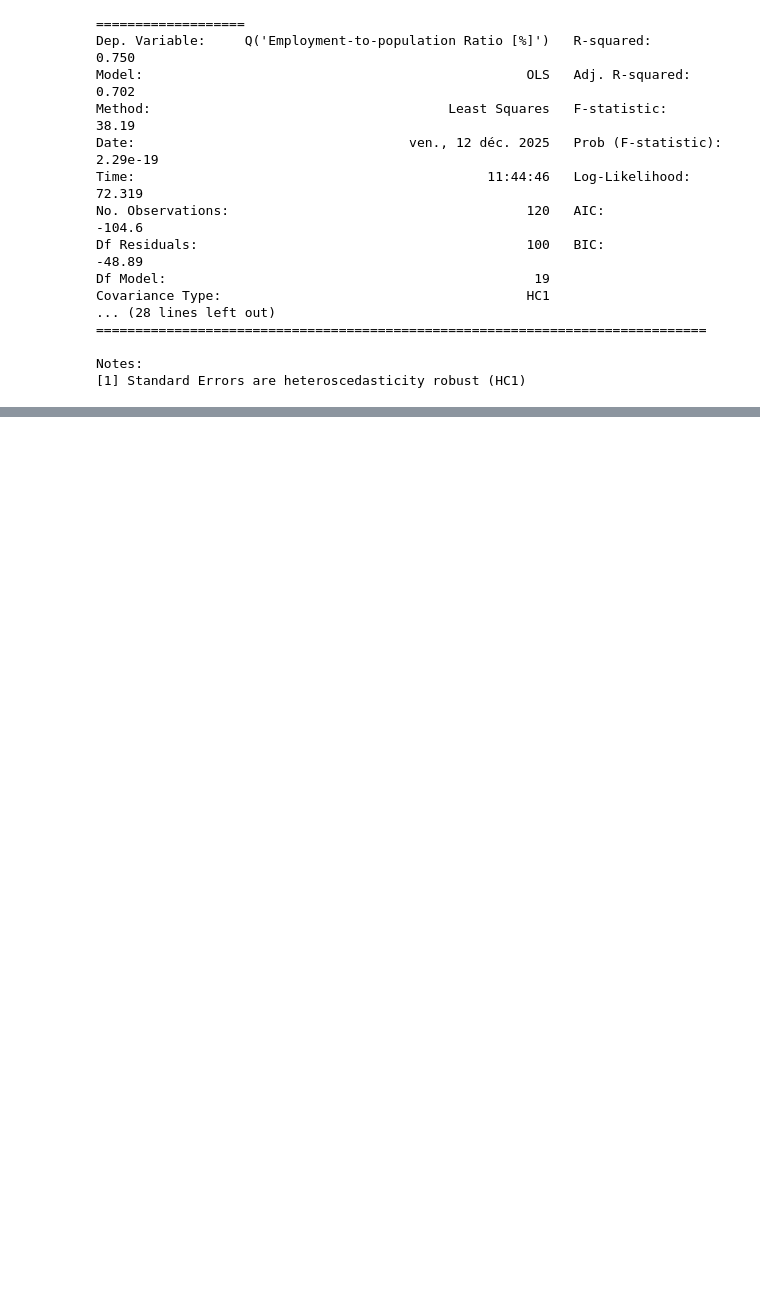
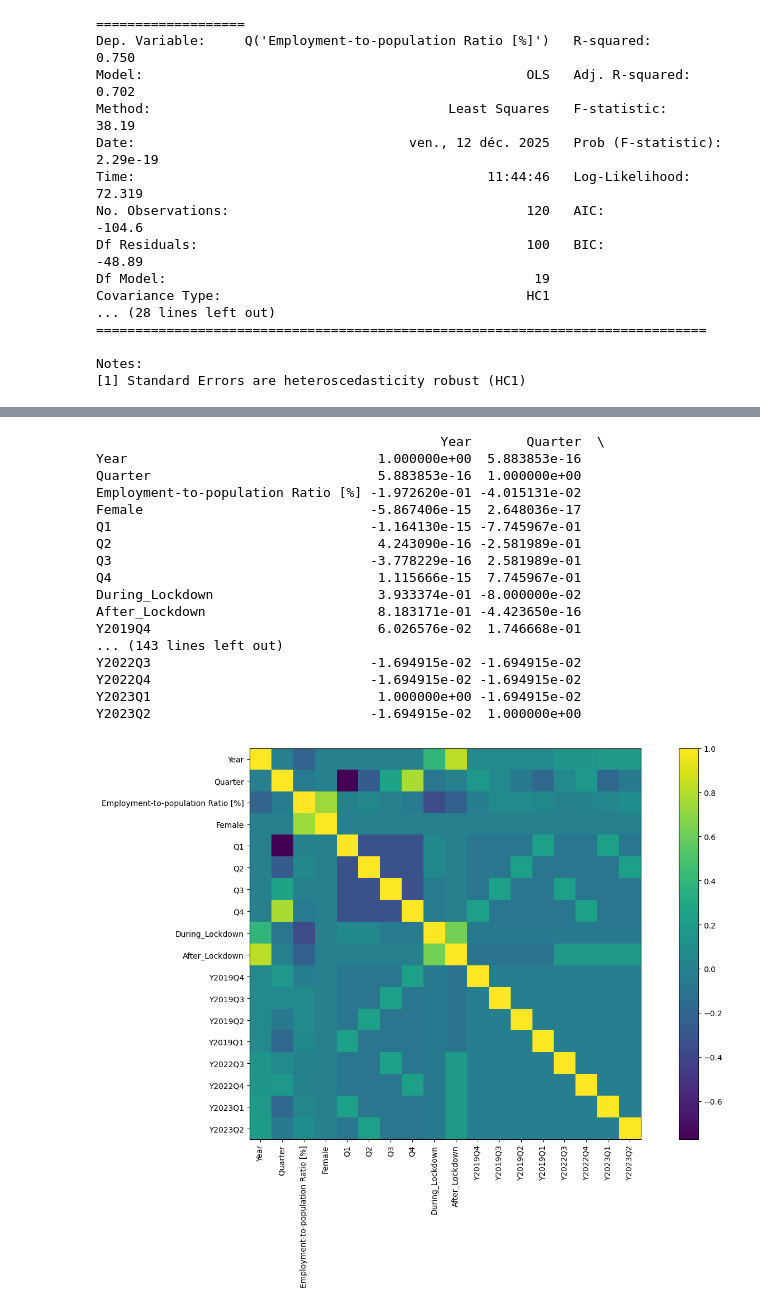
Before and after one commit to Ildsjel-EPFL/MGT-499, a Jupyter notebook: DiD.ipynb, the cells around one changed output, grey strips where cells are left out. Cells and saved outputs as stored; diff of their text form; code cells hidden in the pictures; blank space fills up the shorter version.

```diff
--- a/DiD.ipynb
+++ b/DiD.ipynb
@@ -252,0 +436,37 @@ Notes:
+# %%
+# import pandas as pd
+# import matplotlib.pyplot as plt
+
+# correlation (Pearson by default) between numeric columns
+corr = df.corr(numeric_only=True)
+
+print(corr)  # or display(corr) in a notebook
+
+# visualize
+plt.figure(figsize=(15, 10))
+plt.imshow(corr, interpolation="nearest")
+plt.xticks(range(len(corr.columns)), corr.columns, rotation=90)
+plt.yticks(range(len(corr.columns)), corr.columns)
+plt.colorbar()
+plt.title("Correlation matrix")
+plt.tight_layout()
+plt.show()
+# %% [output]
+                                            Year       Quarter  \
+Year                                1.000000e+00  5.883853e-16
+Quarter                             5.883853e-16  1.000000e+00
+Employment-to-population Ratio [%] -1.972620e-01 -4.015131e-02
+Female                             -5.867406e-15  2.648036e-17
+Q1                                 -1.164130e-15 -7.745967e-01
+Q2                                  4.243090e-16 -2.581989e-01
+Q3                                 -3.778229e-16  2.581989e-01
+Q4                                  1.115666e-15  7.745967e-01
+During_Lockdown                     3.933374e-01 -8.000000e-02
+After_Lockdown                      8.183171e-01 -4.423650e-16
+Y2019Q4                             6.026576e-02  1.746668e-01
+... (143 lines left out)
+Y2022Q3                            -1.694915e-02 -1.694915e-02
+Y2022Q4                            -1.694915e-02 -1.694915e-02
+Y2023Q1                             1.000000e+00 -1.694915e-02
+Y2023Q2                            -1.694915e-02  1.000000e+00
+[figure, added]
```
Also changed, not shown: parts of 18 cells of this notebook.
